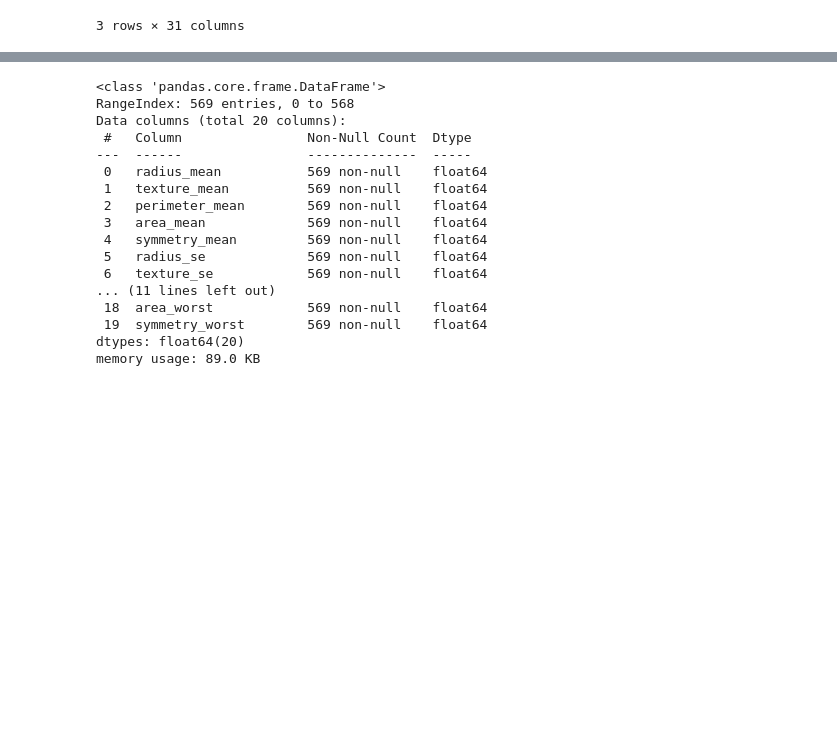
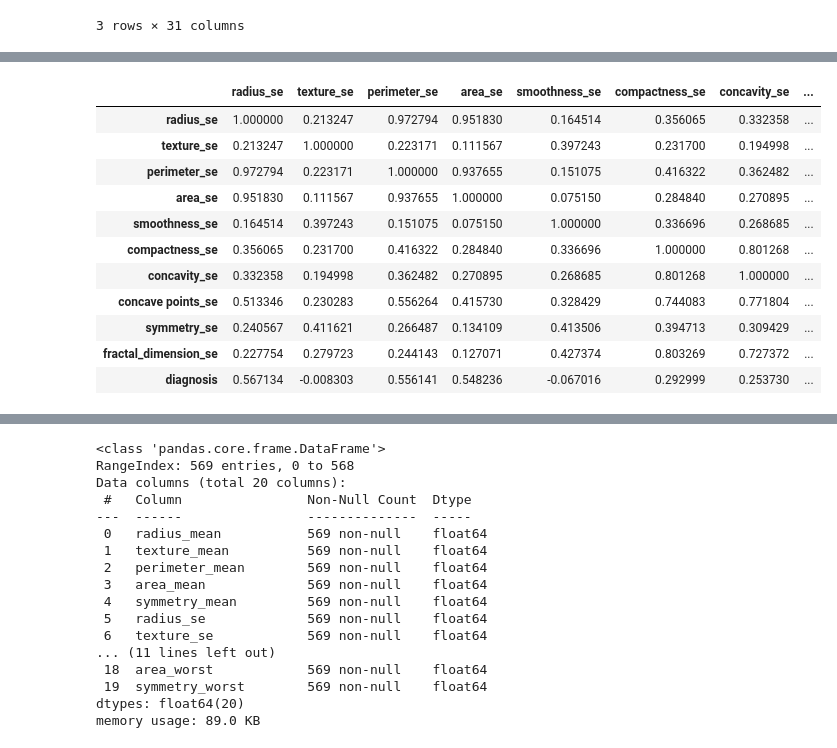
Before and after one commit to juniorq33/Machine-Learning, a Jupyter notebook: Assignment_1/breast_cancer_models.ipynb, the cells around one changed output, grey strips where cells are left out. Drawn from its saved outputs; the diff is of its cells as text; code cells hidden in the pictures; blank space fills up the shorter version.

```diff
--- a/Assignment_1/breast_cancer_models.ipynb
+++ b/Assignment_1/breast_cancer_models.ipynb
@@ -85,0 +104,12 @@ file_data.head(3)
+# %%
+mean_features = list(file_data.columns[1:11])
+se_features = list(file_data.columns[11:21])
+worst_features = list(file_data.columns[21:31])
+
+mean_features.append('diagnosis')
+se_features.append('diagnosis')
+worst_features.append('diagnosis')
+
+corr_mean_features = file_data[mean_features].corr()
+corr_se_features = file_data[se_features].corr()
+corr_worst_features = file_data[worst_features].corr()
@@ -85,0 +131,15 @@ file_data.head(3)
+# %%
+corr_se_features
+# %% [output]
+|  | radius_se | texture_se | perimeter_se | area_se | smoothness_se | compactness_se | concavity_se | ... |
+| radius_se | 1.000000 | 0.213247 | 0.972794 | 0.951830 | 0.164514 | 0.356065 | 0.332358 | ... |
+| texture_se | 0.213247 | 1.000000 | 0.223171 | 0.111567 | 0.397243 | 0.231700 | 0.194998 | ... |
+| perimeter_se | 0.972794 | 0.223171 | 1.000000 | 0.937655 | 0.151075 | 0.416322 | 0.362482 | ... |
+| area_se | 0.951830 | 0.111567 | 0.937655 | 1.000000 | 0.075150 | 0.284840 | 0.270895 | ... |
+| smoothness_se | 0.164514 | 0.397243 | 0.151075 | 0.075150 | 1.000000 | 0.336696 | 0.268685 | ... |
+| compactness_se | 0.356065 | 0.231700 | 0.416322 | 0.284840 | 0.336696 | 1.000000 | 0.801268 | ... |
+| concavity_se | 0.332358 | 0.194998 | 0.362482 | 0.270895 | 0.268685 | 0.801268 | 1.000000 | ... |
+| concave points_se | 0.513346 | 0.230283 | 0.556264 | 0.415730 | 0.328429 | 0.744083 | 0.771804 | ... |
+| symmetry_se | 0.240567 | 0.411621 | 0.266487 | 0.134109 | 0.413506 | 0.394713 | 0.309429 | ... |
+| fractal_dimension_se | 0.227754 | 0.279723 | 0.244143 | 0.127071 | 0.427374 | 0.803269 | 0.727372 | ... |
+| diagnosis | 0.567134 | -0.008303 | 0.556141 | 0.548236 | -0.067016 | 0.292999 | 0.253730 | ... |
```
Also changed, not shown: parts of 4 cells of this notebook.
